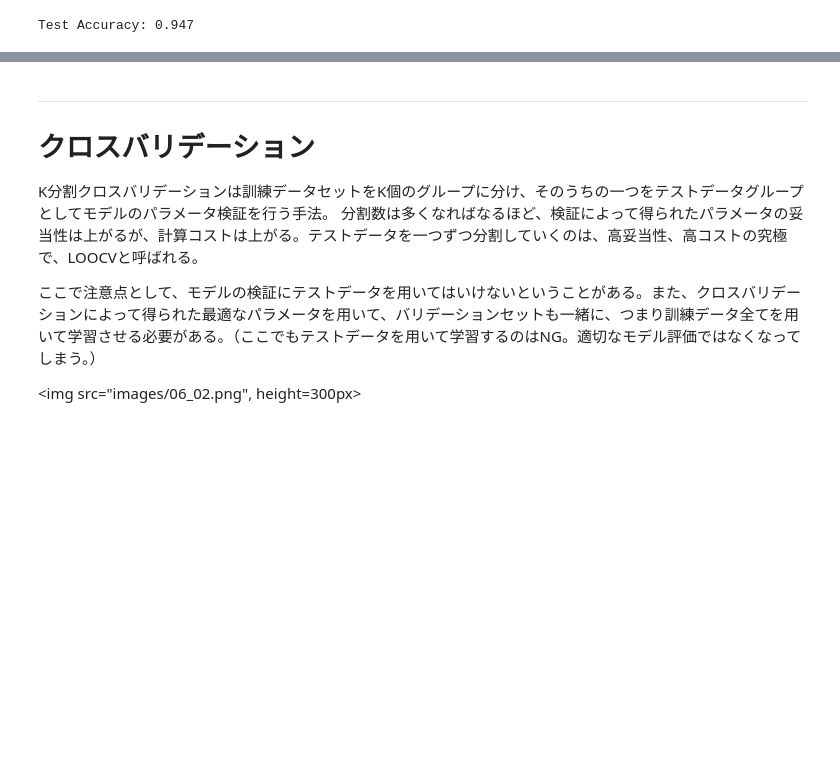
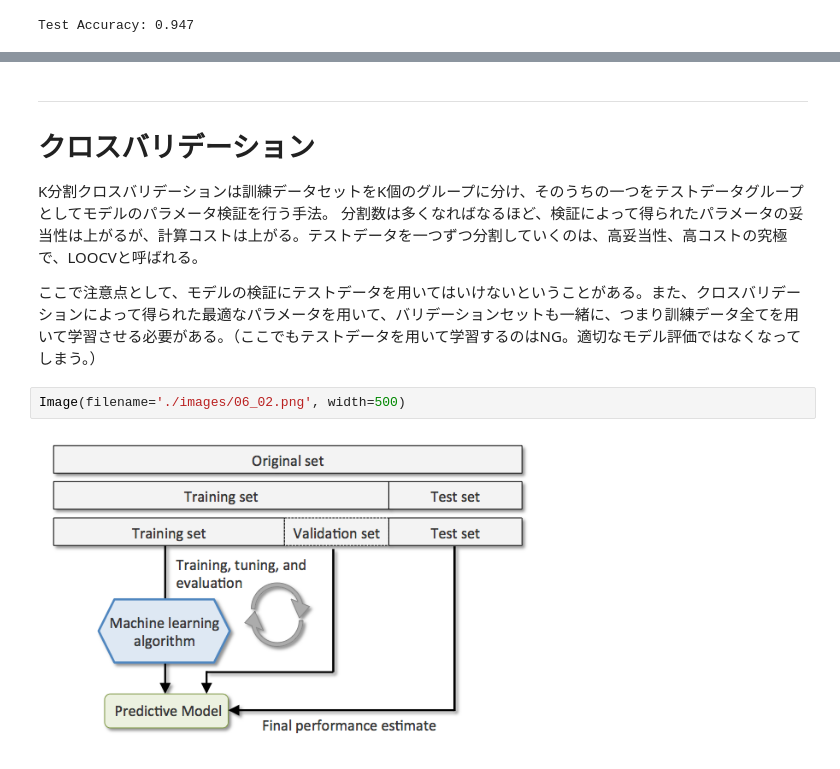
Before and after one commit to lyakaap/notebooks, a Jupyter notebook: MachineLearning/ch06_rasbt.ipynb, the cells around one changed output, grey strips where cells are left out. Saved outputs shown, nothing was run; the diff lists cells and outputs as text; blank space fills up the shorter version.

```diff
--- a/MachineLearning/ch06_rasbt.ipynb
+++ b/MachineLearning/ch06_rasbt.ipynb
@@ -65,5 +65,7 @@ K分割クロスバリデーションは訓練データセットをK個のグル
 分割数は多くなればなるほど、検証によって得られたパラメータの妥当性は上がるが、計算コストは上がる。テストデータを一つずつ分割していくのは、高妥当性、高コストの究極で、LOOCVと呼ばれる。
 
 ここで注意点として、モデルの検証にテストデータを用いてはいけないということがある。また、クロスバリデーションによって得られた最適なパラメータを用いて、バリデーションセットも一緒に、つまり訓練データ全てを用いて学習させる必要がある。（ここでもテストデータを用いて学習するのはNG。適切なモデル評価ではなくなってしまう。）
-
-<img src="images/06_02.png", height=300px>
+# %%
+Image(filename='./images/06_02.png', width=500)
+# %% [output]
+[figure, added]
```
Also changed, not shown: parts of 2 cells of this notebook, 2 other files.
